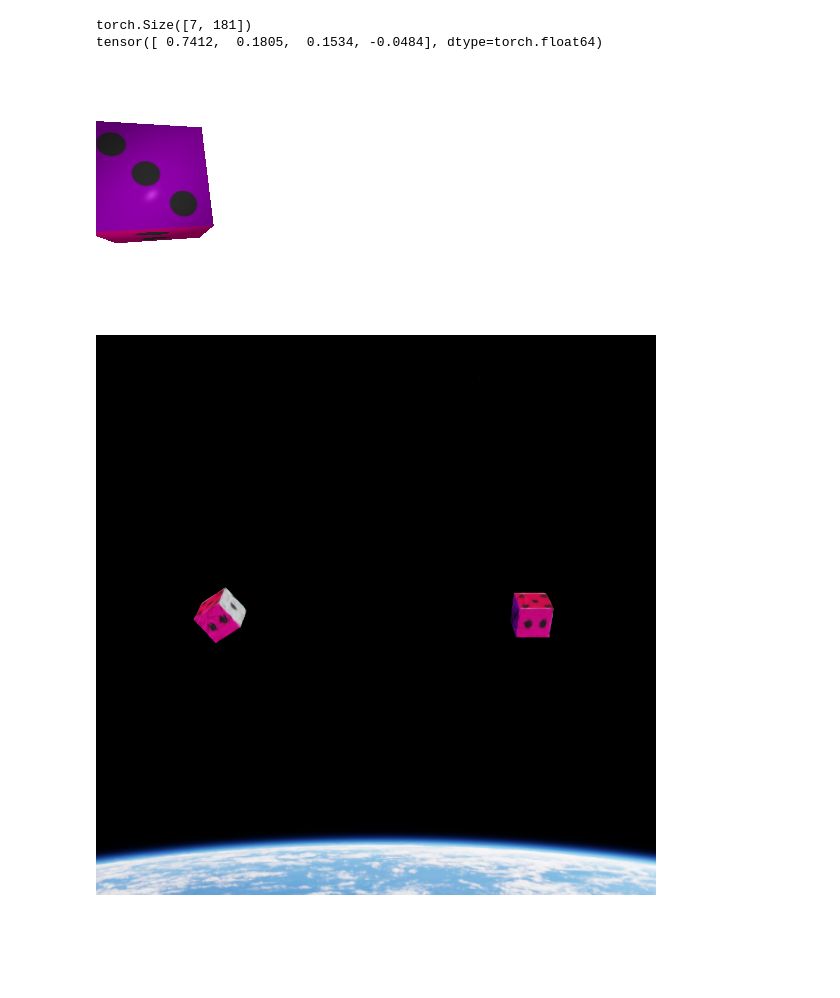
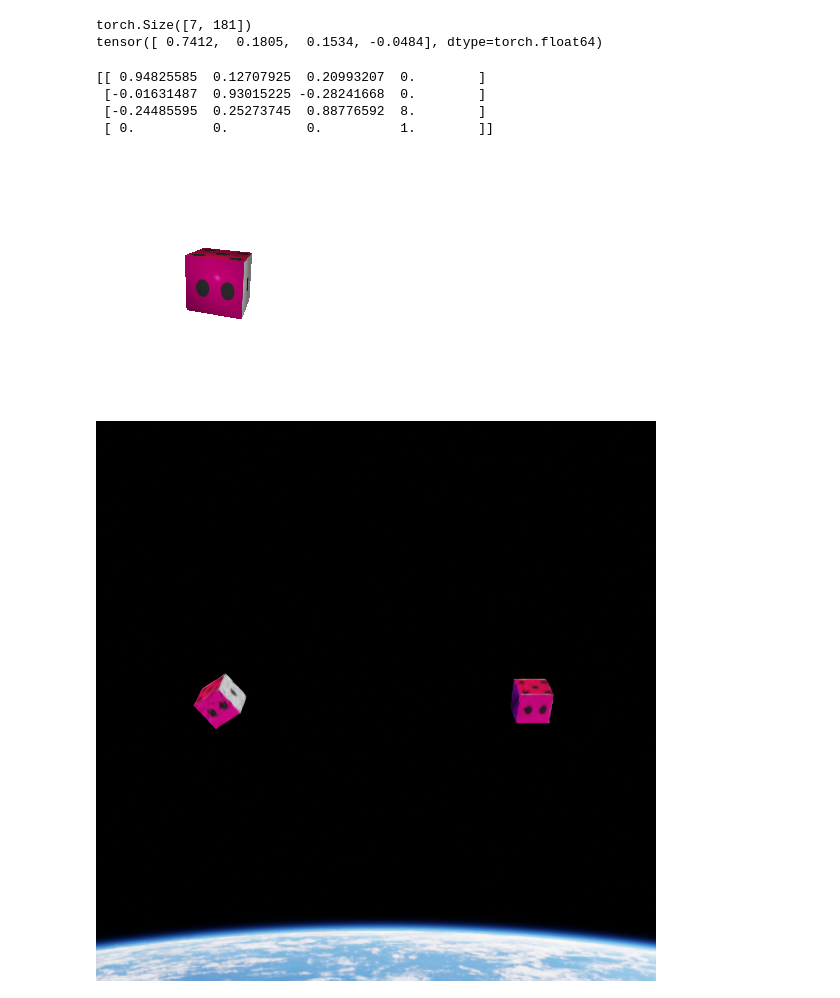
Before and after one commit to a3d2ddk/post-collision-trajectory-estimation-from-impact-pose, a Jupyter notebook: collision_trajectory_estimation.ipynb, the cells around one changed output. Drawn from its saved outputs; the diff is of its cells as text; code cells hidden in the pictures; blank space fills up the shorter version.

```diff
--- a/collision_trajectory_estimation.ipynb
+++ b/collision_trajectory_estimation.ipynb
@@ -176,16 +176,26 @@ def render_mesh_basic(mesh_file, rotation, translation, renderer, rasterizer, de
 
     mesh = load_objs_as_meshes([mesh_file], device=device)
 
-    rot = rotation_matrix.T
+    R = rotation
+    T = translation
 
-    axis_change = np.array([[0, 0, -1],
-                            [-1, 0, 0],
-                            [0, 1, 0]])
-    rot = axis_change @ rot
+    homo = np.eye(4)
+    homo[:3, :3] = R
+    homo[:3, 3] = T.flatten()
+    print(homo)
 
-    T = torch.tensor(-rot @ translation_vector, dtype=torch.float32).unsqueeze(0)
+    axis_change = np.array([[1, 0, 0, 0],
+                            [0, 1, 0, 0],
+                            [0, 0, 1, 0],
+                            [0, 0, 0, 1]])
+    new_cord = homo @ axis_change
 
-    R = torch.tensor(rot, dtype=torch.float32).unsqueeze(0)
+    translation_vector = new_cord[:3, 3]
+    rotation_matrix = new_cord[:3, :3]
+
+    T = torch.tensor(translation_vector, dtype=torch.float32).unsqueeze(0)
+
+    R = torch.tensor(rotation_matrix, dtype=torch.float32).unsqueeze(0)
 
     cameras = FoVPerspectiveCameras(device=device, R=R, T=T)
 
@@ -236,32 +250,36 @@ tensor([ 0.7412,  0.1805,  0.1534, -0.0484], dtype=torch.float64)
 # %%
 device = torch.device("cpu")
 
 phong_rasterizer, phong_renderer = render_and_depth(250, 250, device)
 
 quaternion = pose[3:, 50]
 
 qw = quaternion[0].item()
 qx = quaternion[1].item()
 qy = quaternion[2].item()
 qz = quaternion[3].item()
 
 rotation_matrix = np.array([[1 - 2 * (qy * qy + qz * qz), 2 * (qx * qy - qz * qw), 2 * (qx * qz + qy * qw)],
                             [2 * (qx * qy + qz * qw), 1 - 2 * (qx * qx + qz * qz), 2 * (qy * qz - qx * qw)],
                             [2 * (qx * qz - qy * qw), 2 * (qy * qz + qx * qw), 1 - 2 * (qx * qx + qy * qy)]])
 
 #print(rotation_matrix)
 
-translation_vector = np.array([0, -5, 0])
+translation_vector = np.array([0, 0, 8])
 
 mesh_file = '/content/repo/Model/dice.obj'
 
 
 
 image, d = render_mesh_basic(mesh_file, rotation_matrix, translation_vector, phong_renderer, phong_rasterizer)
 
 display(image)
 display(Image.fromarray(frames[0]))
 #print(d.shape)
 # %% [output]
+[[ 0.94825585  0.12707925  0.20993207  0.        ]
+ [-0.01631487  0.93015225 -0.28241668  0.        ]
+ [-0.24485595  0.25273745  0.88776592  8.        ]
+ [ 0.          0.          0.          1.        ]]
-[figure, old version]
+[figure, new version]
 [figure]
```
Also changed, not shown: parts of 1 cell of this notebook.
